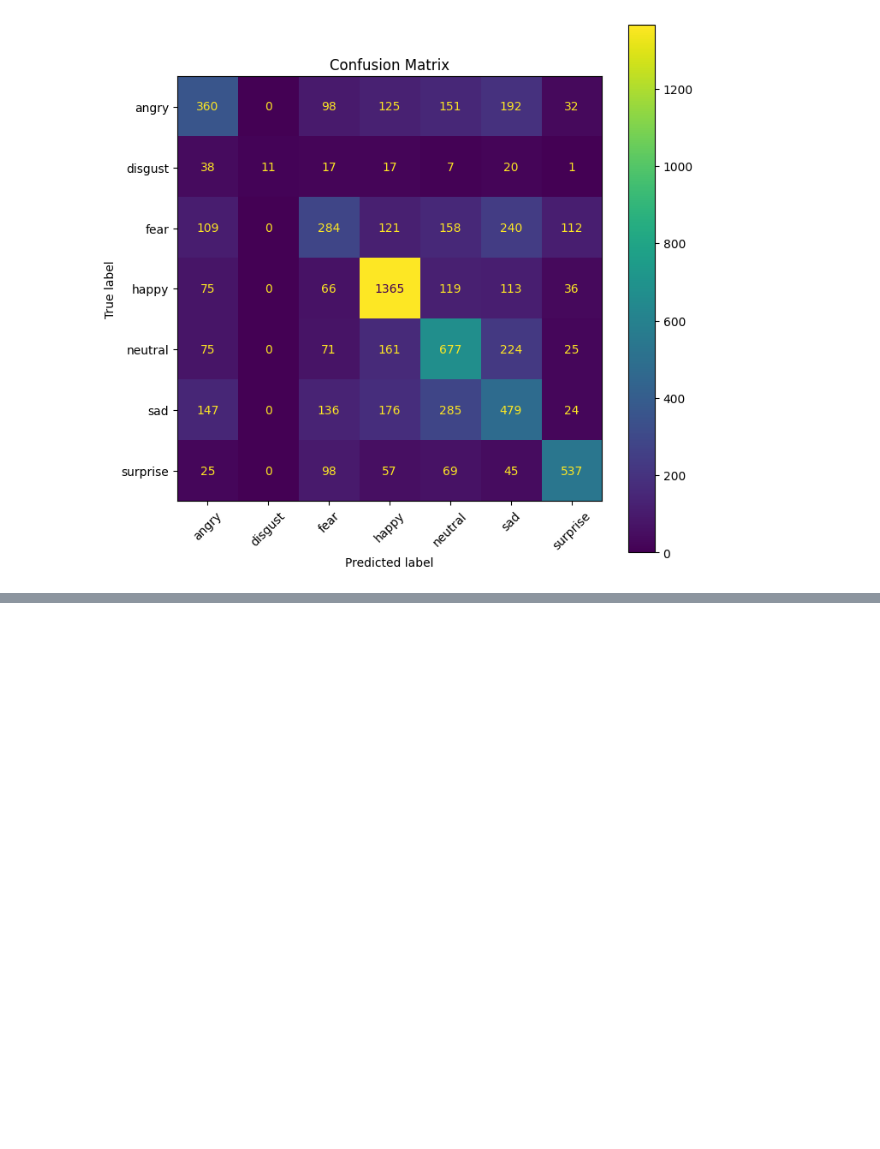
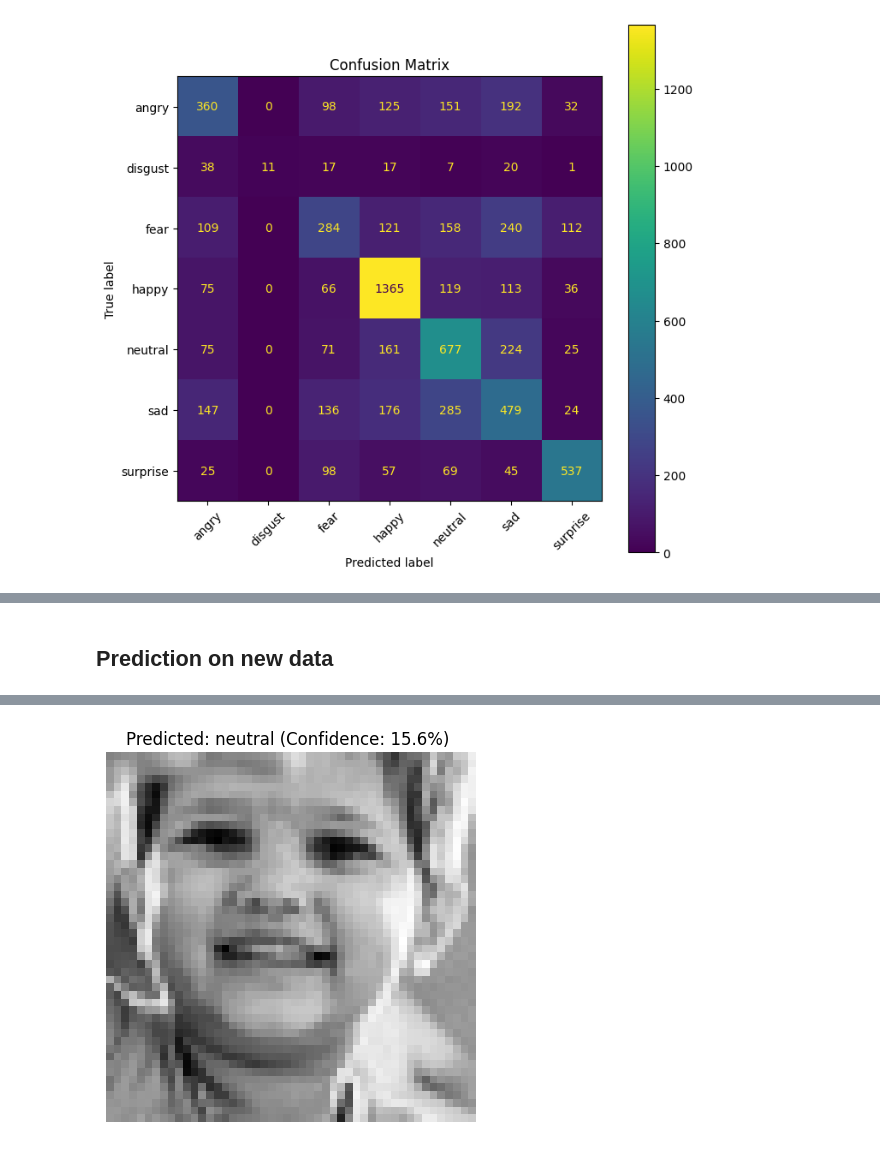
Before and after one commit to iidaclaesson/Deep_Learning_Ansiktsuttryck, a Jupyter notebook: report.ipynb, the cells around one changed output, grey strips where cells are left out. Drawn from its saved outputs; the diff is of its cells as text; code cells hidden in the pictures; blank space fills up the shorter version.

Commit message:
Prediction on new data image

```diff
--- a/report.ipynb
+++ b/report.ipynb
@@ -245,0 +251,18 @@ plt.show()
+# %% [markdown]
+## Prediction on new data
+# %%
+image_path = "test/happy/PrivateTest_11281040.jpg"
+
+img = keras.utils.load_img(image_path, color_mode="grayscale", target_size=IMG_SIZE)
+img_array = keras.utils.img_to_array(img)
+img_array = tf.expand_dims(img_array, axis=0)
+
+predictions = model.predict(img_array)
+predicted_class = class_names[np.argmax(predictions)]
+confidence = np.max(predictions) * 100
+
+plt.imshow(img, cmap='gray')
+plt.title(f'Predicted: {predicted_class} (Confidence: {confidence:.1f}%) ')
+plt.axis('off')
+plt.show()
+# %% [output]
@@ -245,0 +270 @@ plt.show()
+[figure, added]
```
Also changed, not shown: parts of 5 cells of this notebook.
